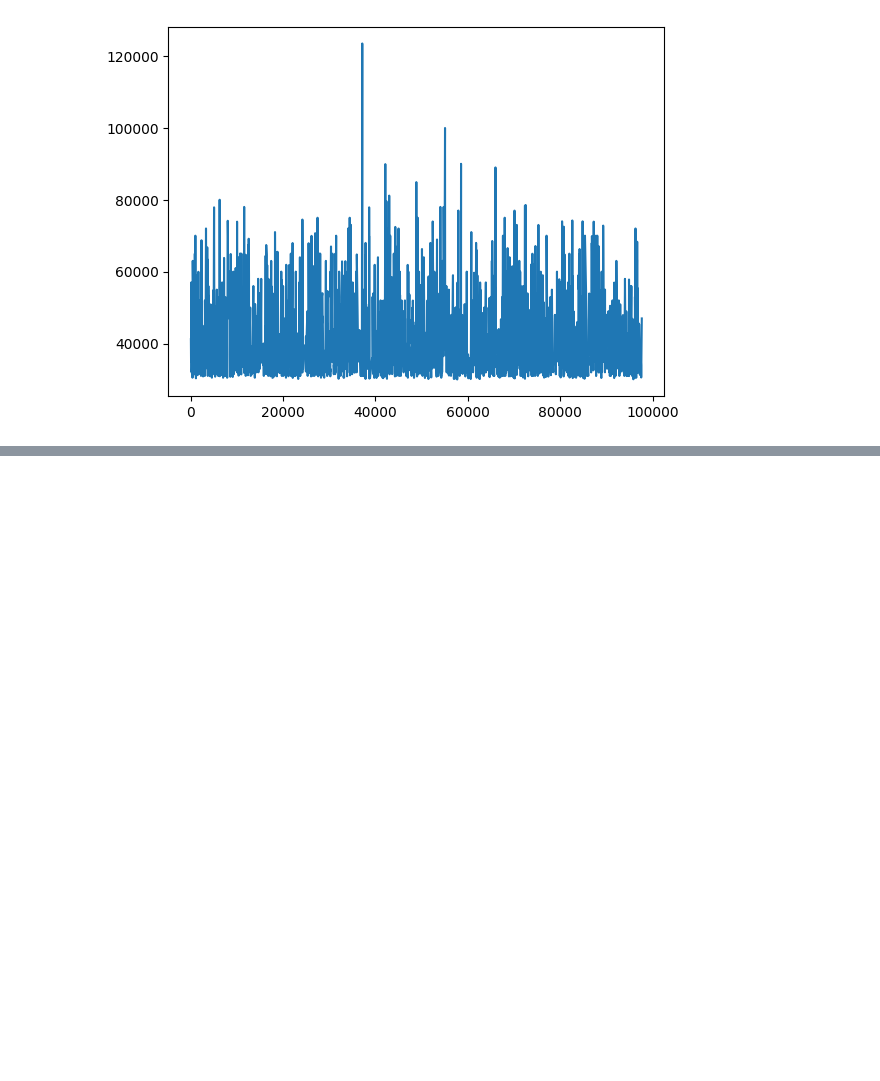
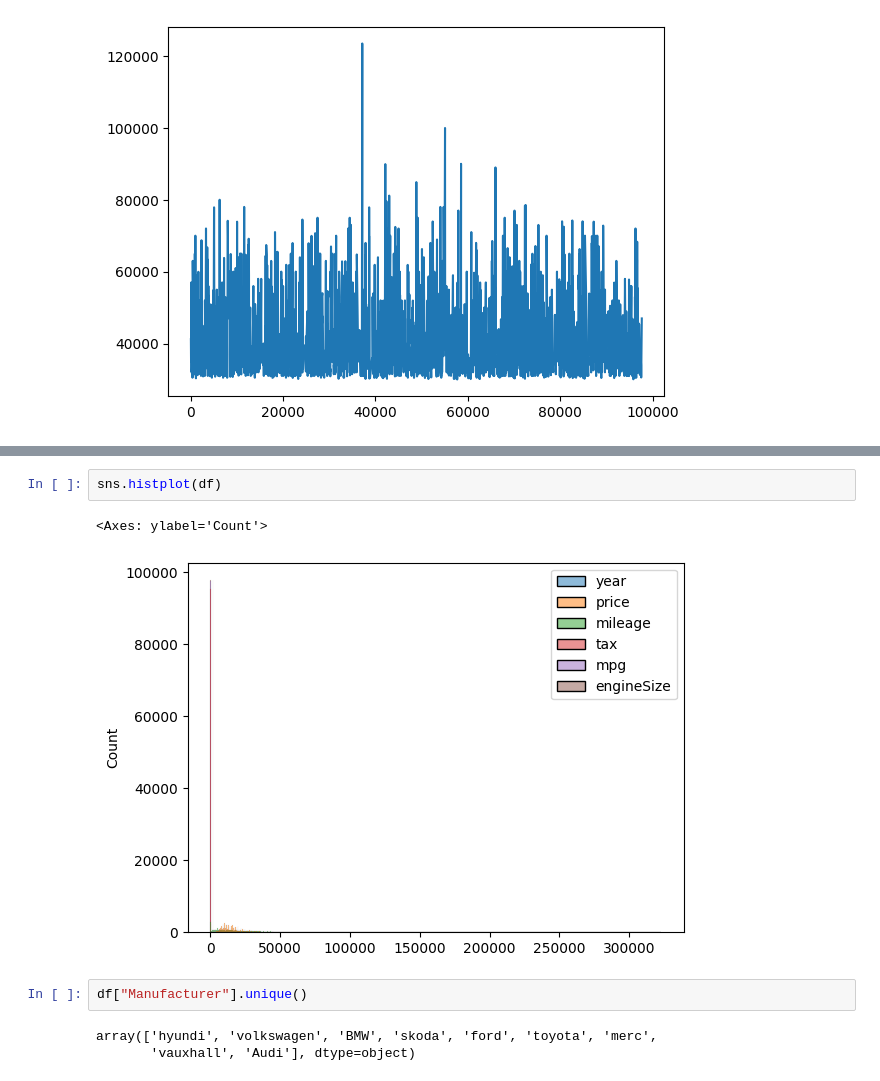
Before and after one commit to rajendra195/data_science_ML_Metro, a Jupyter notebook: week_04/stats/Practice/diagram.ipynb, the cells around one changed output, grey strips where cells are left out. Saved outputs shown, nothing was run; the diff lists cells and outputs as text; blank space fills up the shorter version.

```diff
--- a/week_04/stats/Practice/diagram.ipynb
+++ b/week_04/stats/Practice/diagram.ipynb
@@ -61,0 +100,10 @@ plt.plot(data["price"])
+# %%
+sns.histplot(df)
+# %% [output]
+<Axes: ylabel='Count'>
+[figure, added]
+# %%
+df["Manufacturer"].unique()
+# %% [output]
+array(['hyundi', 'volkswagen', 'BMW', 'skoda', 'ford', 'toyota', 'merc',
+       'vauxhall', 'Audi'], dtype=object)
```
Also changed, not shown: parts of 18 cells of this notebook, 1 other file.
